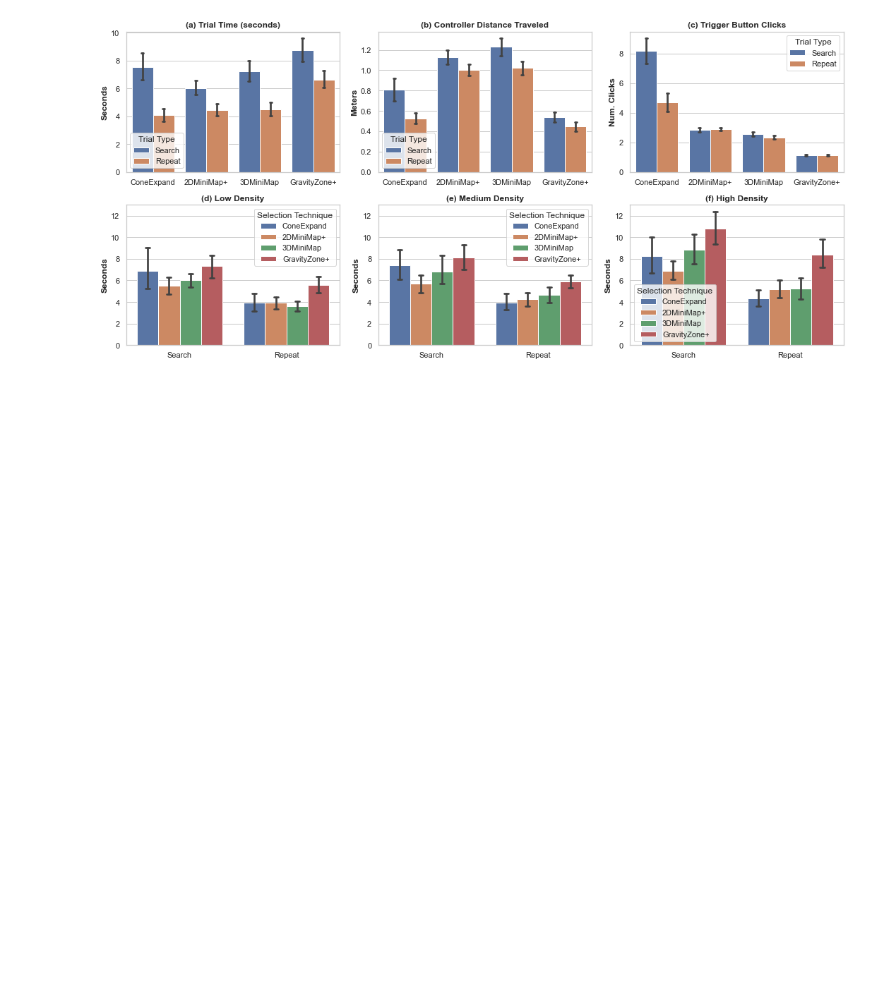
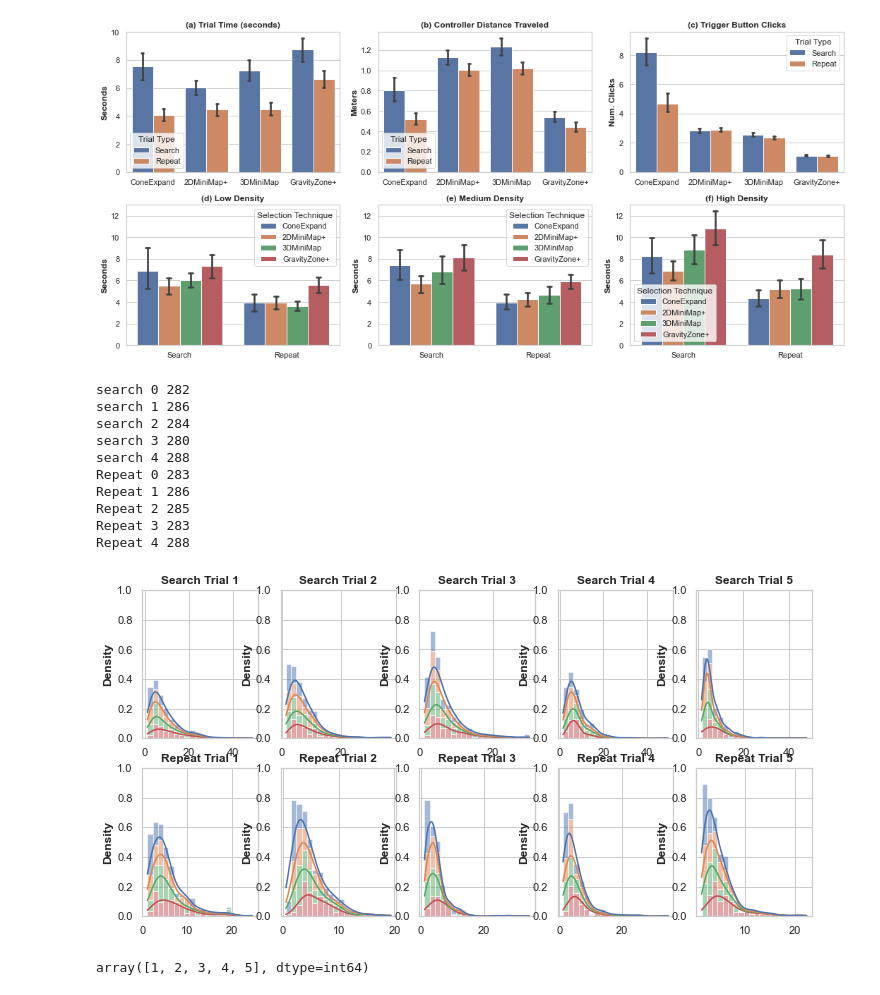
Before and after one commit to maslychm/vr_selection, a Jupyter notebook: data_analysis/clicks.ipynb, the cells around one changed output. Cells and saved outputs as stored; diff of their text form; code cells hidden in the pictures; blank space fills up the shorter version.

Commit message:
plot for learning effects

```diff
--- a/data_analysis/clicks.ipynb
+++ b/data_analysis/clicks.ipynb
@@ -226,3 +226,62 @@ fig.tight_layout()
 fig.savefig("all_data.pdf")
 # %% [output]
 [figure]
+# %%
+# plot histograms for the collections of search trials
+fig, ax = plt.subplots(2, 5, figsize=(12, 6))
+
+for i in range(5):
+    print("search", i, len(dfs[(dfs["trial_id"] == i + 1) & (dfs["trial_type"] == "Search")]))
+    sns.histplot(
+        data=dfs[(dfs["trial_id"] == i + 1) & (dfs["trial_type"] == "Search")],
+        x="trial_time",
+        hue="technique",
+        hue_order=[o[1] for o in order],
+        ax=ax[0][i],
+        bins=20,
+        kde=True,
+        stat="density",
+        common_norm=False,
+        multiple="stack",
+        legend=False,
+    )
+    ax[0][i].set_title(f"Search Trial {i + 1}", fontdict={"fontsize": 12, "fontweight": "bold"})
+    ax[0][i].set_xlabel("")
+    ax[0][i].set_ylabel("Density", fontdict={"fontsize": 12, "fontweight": "bold"})
+    ax[0][i].set_ylim(0, 1)
+
+for i in range(5):
+    print("Repeat", i, len(dfs[(dfs["trial_id"] == i + 1) & (dfs["trial_type"] == "Repeat")]))
+    sns.histplot(
+        data=dfs[(dfs["trial_id"] == i + 1) & (dfs["trial_type"] == "Repeat")],
+        x="trial_time",
+        hue="technique",
+        hue_order=[o[1] for o in order],
+        ax=ax[1][i],
+        bins=20,
+        kde=True,
+        stat="density",
+        common_norm=False,
+        multiple="stack",
+        legend=False,
+    )
+    ax[1][i].set_title(f"Repeat Trial {i + 1}", fontdict={"fontsize": 12, "fontweight": "bold"})
+    ax[1][i].set_xlabel("")
+    ax[1][i].set_ylabel("Density", fontdict={"fontsize": 12, "fontweight": "bold"})
+    ax[1][i].set_ylim(0, 1)
+# %% [output]
+search 0 282
+search 1 286
+search 2 284
+search 3 280
+search 4 288
+Repeat 0 283
+Repeat 1 286
+Repeat 2 285
+Repeat 3 283
+Repeat 4 288
+[figure, added]
+# %%
+dfs.trial_id.unique()
+# %% [output]
+array([1, 2, 3, 4, 5], dtype=int64)
```
Also changed, not shown: parts of 7 cells of this notebook.
